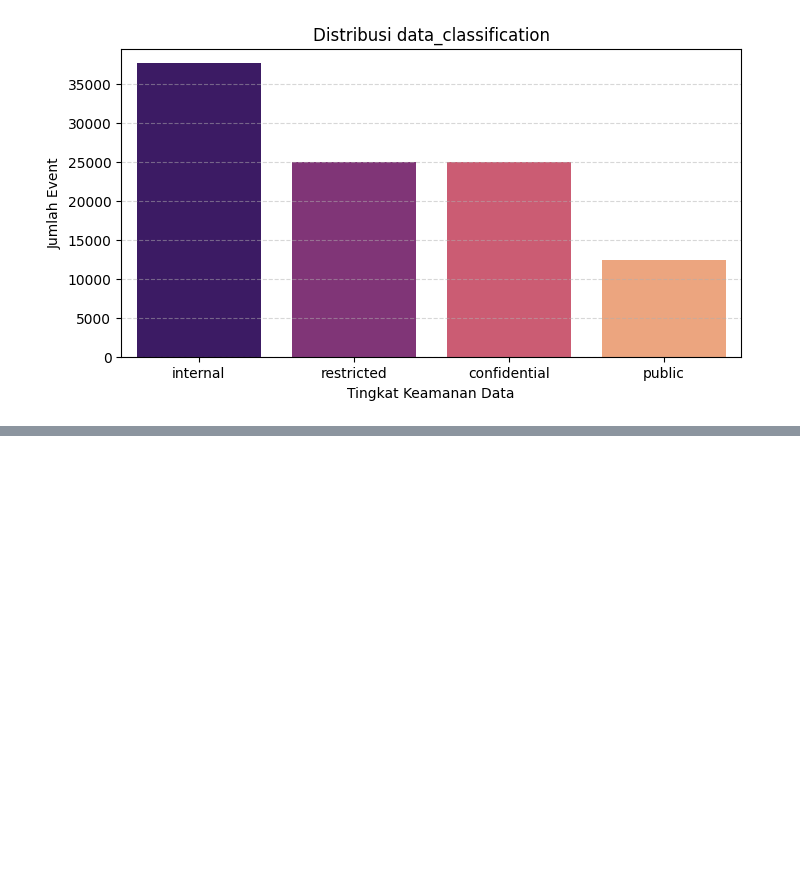
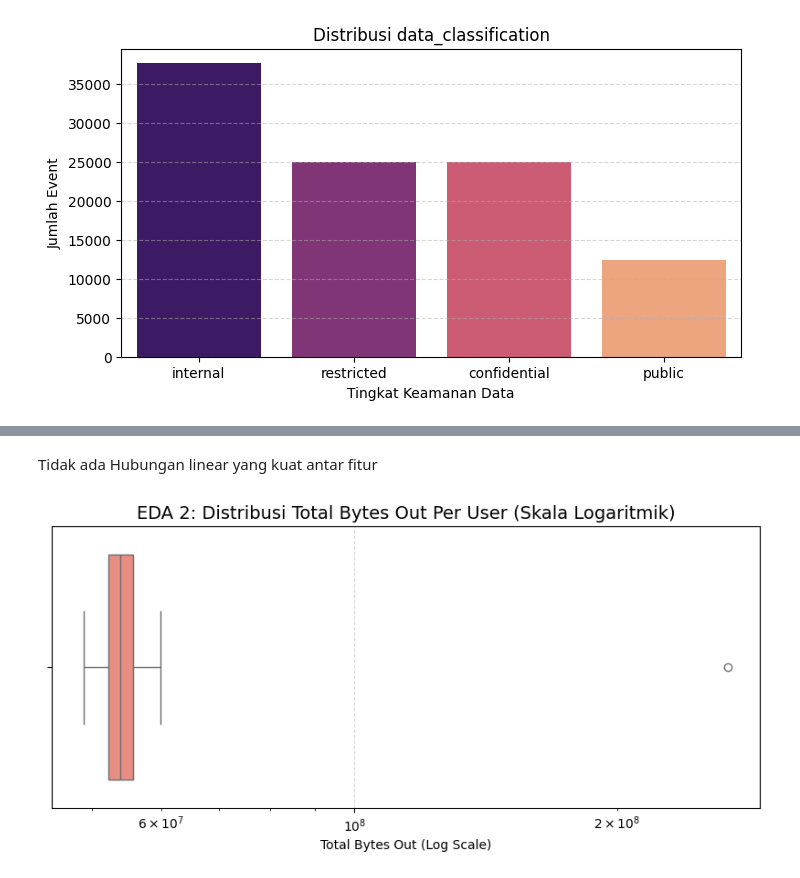
Before and after one commit to Elvin-Aurelio/UAS-Perancangan-Big-Data, a Jupyter notebook: jawaban.ipynb, the cells around one changed output, grey strips where cells are left out. Drawn from its saved outputs; the diff is of its cells as text; code cells hidden in the pictures; blank space fills up the shorter version.

```diff
--- a/jawaban.ipynb
+++ b/jawaban.ipynb
@@ -165,0 +289,14 @@ public               12372           12.37
+# %% [markdown]
+Tidak ada Hubungan linear yang kuat antar fitur
+# %%
+plt.figure(figsize=(10, 4))
+# Menggunakan skala logaritmik karena perbedaan data normal vs attack bisa jutaan bytes
+sns.boxplot(x=df_features['total_bytes_out'], color='salmon')
+plt.xscale('log')
+
+plt.title('EDA 2: Distribusi Total Bytes Out Per User (Skala Logaritmik)', fontsize=14)
+plt.xlabel('Total Bytes Out (Log Scale)')
+plt.grid(axis='x', linestyle='--', alpha=0.5)
+plt.show()
+# %% [output]
+[figure, added]
```
Also changed, not shown: parts of 22 cells of this notebook.
